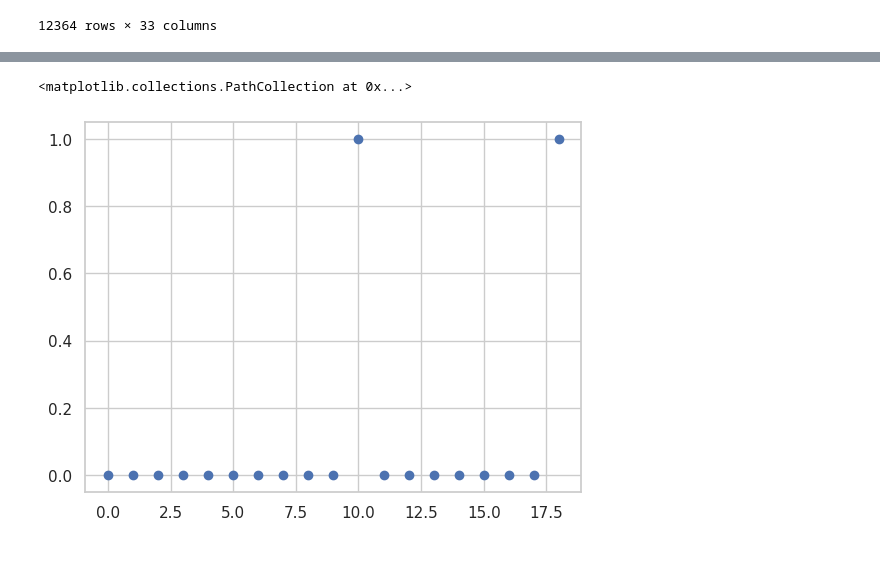
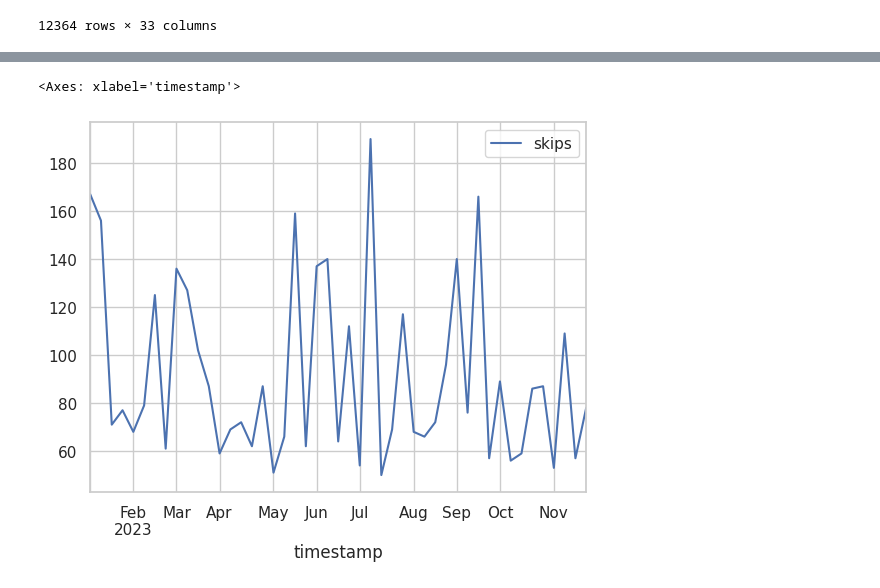
Before and after one commit to dawidkasz/song-skip-predictor, a Jupyter notebook: dokumentacja.ipynb, the cells around one changed output, grey strips where cells are left out. Cells and saved outputs as stored; diff of their text form; code cells hidden in the pictures; blank space fills up the shorter version.

```diff
--- a/dokumentacja.ipynb
+++ b/dokumentacja.ipynb
@@ -266,9 +287,11 @@ Accuracy: 0.7412050141528508
+# %%
+analyze_df = pd.read_csv('data/result.csv', index_col=0)
+analyze_df['timestamp']=pd.to_datetime(analyze_df['timestamp'])
 # %%
-
-df = pd.read_csv('data/result.csv', index_col=0)
-example_session = df[df['session_id']==150].reset_index(drop=True)
-
-plt.scatter(example_session.index, example_session['isskipped'].astype(int))
+df = analyze_df
+df['timestamp']=pd.to_datetime(df['timestamp'])
+df = df.resample('W', on="timestamp").agg(skips=('isskipped', 'sum'))
+df.plot()
 # %% [output]
-<matplotlib.collections.PathCollection at 0x...>
+<Axes: xlabel='timestamp'>
-[figure, old version]
+[figure, new version]
```
Also changed, not shown: parts of 3 cells of this notebook.
